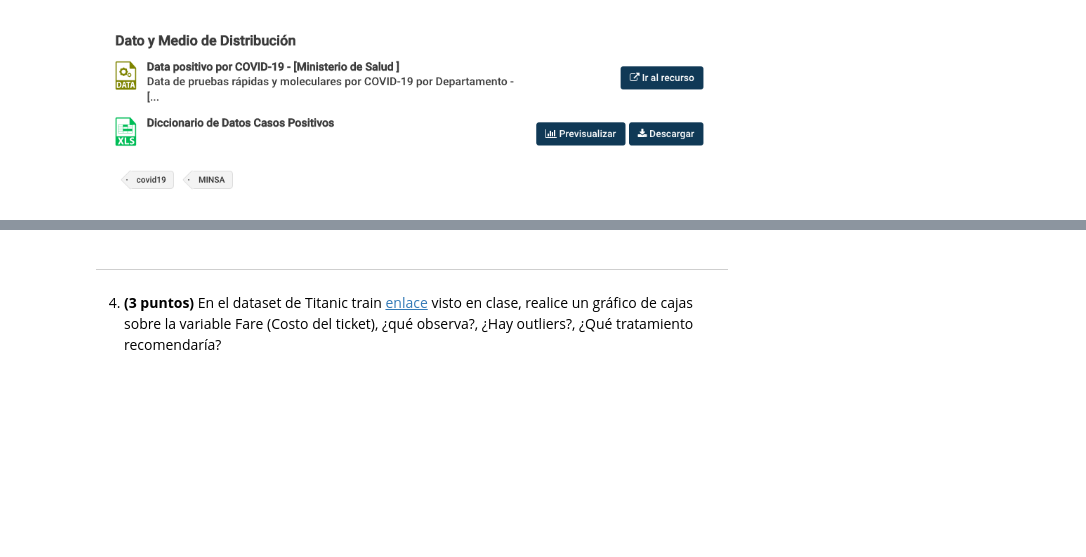
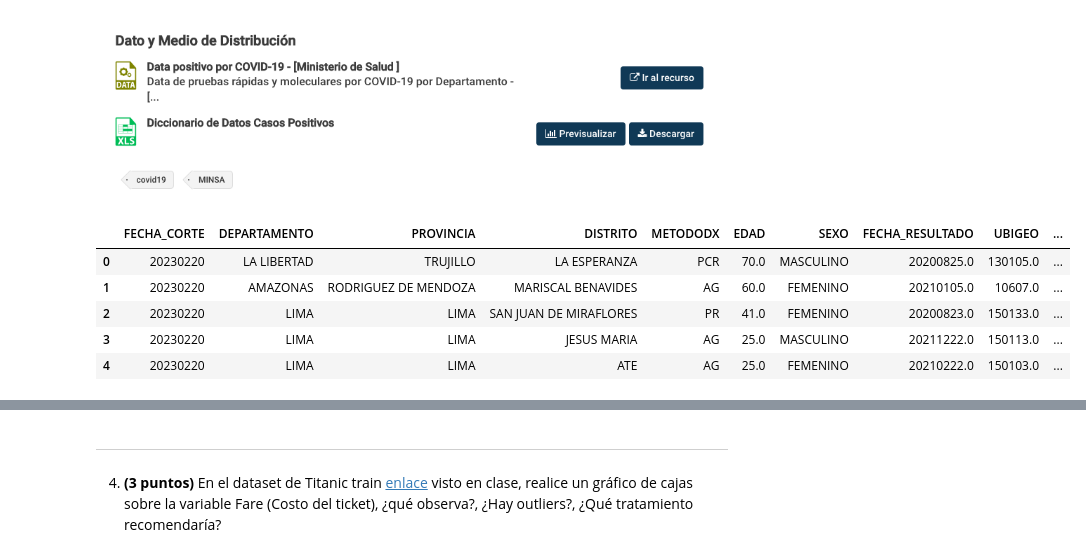
Before and after one commit to erick1819/PYTHON-INTERMEDIO-, a Jupyter notebook: examen_final_python_intermedio.ipynb, the cells around one changed output, grey strips where cells are left out. Saved outputs shown, nothing was run; the diff lists cells and outputs as text; code cells hidden in the pictures; blank space fills up the shorter version.

```diff
--- a/examen_final_python_intermedio.ipynb
+++ b/examen_final_python_intermedio.ipynb
@@ -124,3 +124,15 @@ def evaluarAprobacion(args):
 
 
 ![Captura de Pantalla 2023-03-04 a la(s) 21.24.04.png](embedded-picture-1)
+# %%
+covid = pd.read_csv('positivos_covid.csv', delimiter = ';')
+# %%
+covid['MES_RESULTADO'] = covid.FECHA_RESULTADO.apply(lambda x: str(x)[:6])
+covid.head()
+# %% [output]
+|  | FECHA_CORTE | DEPARTAMENTO | PROVINCIA | DISTRITO | METODODX | EDAD | SEXO | FECHA_RESULTADO | UBIGEO | ... |
+| 0 | 20230220 | LA LIBERTAD | TRUJILLO | LA ESPERANZA | PCR | 70.0 | MASCULINO | 20200825.0 | 130105.0 | ... |
+| 1 | 20230220 | AMAZONAS | RODRIGUEZ DE MENDOZA | MARISCAL BENAVIDES | AG | 60.0 | FEMENINO | 20210105.0 | 10607.0 | ... |
+| 2 | 20230220 | LIMA | LIMA | SAN JUAN DE MIRAFLORES | PR | 41.0 | FEMENINO | 20200823.0 | 150133.0 | ... |
+| 3 | 20230220 | LIMA | LIMA | JESUS MARIA | AG | 25.0 | MASCULINO | 20211222.0 | 150113.0 | ... |
+| 4 | 20230220 | LIMA | LIMA | ATE | AG | 25.0 | FEMENINO | 20210222.0 | 150103.0 | ... |
```
Also changed, not shown: parts of 2 cells of this notebook.
